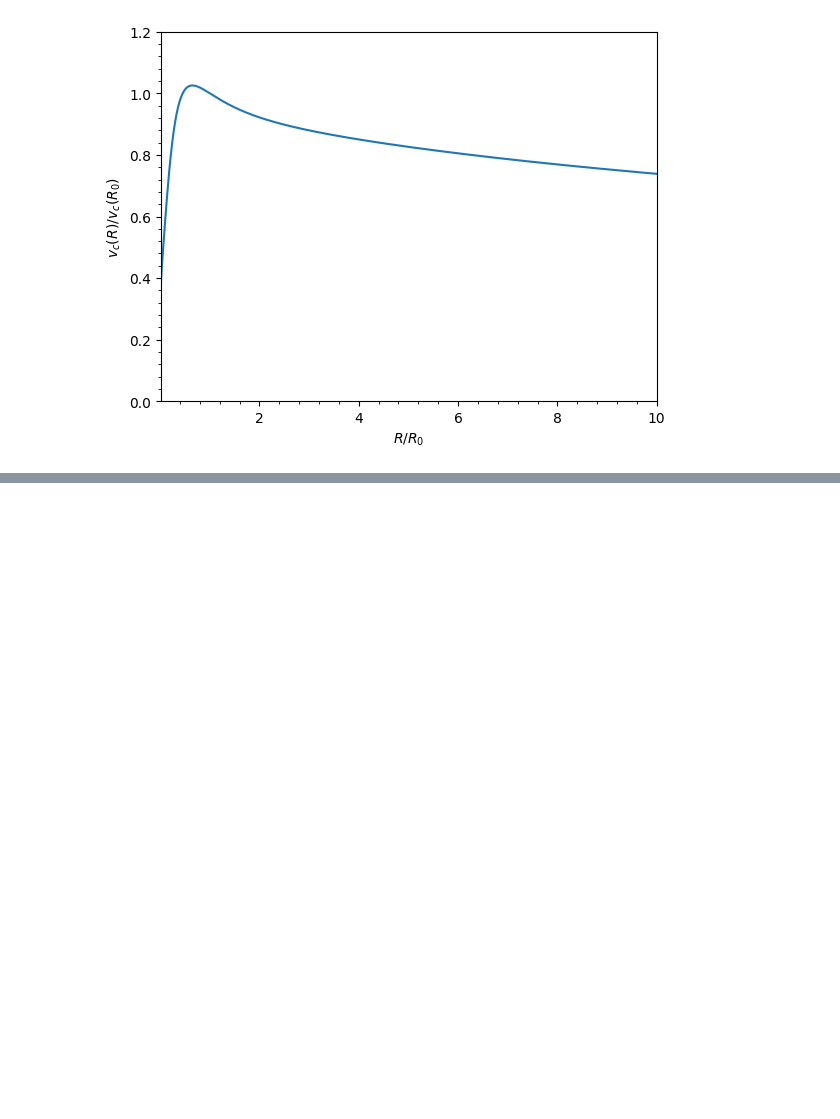
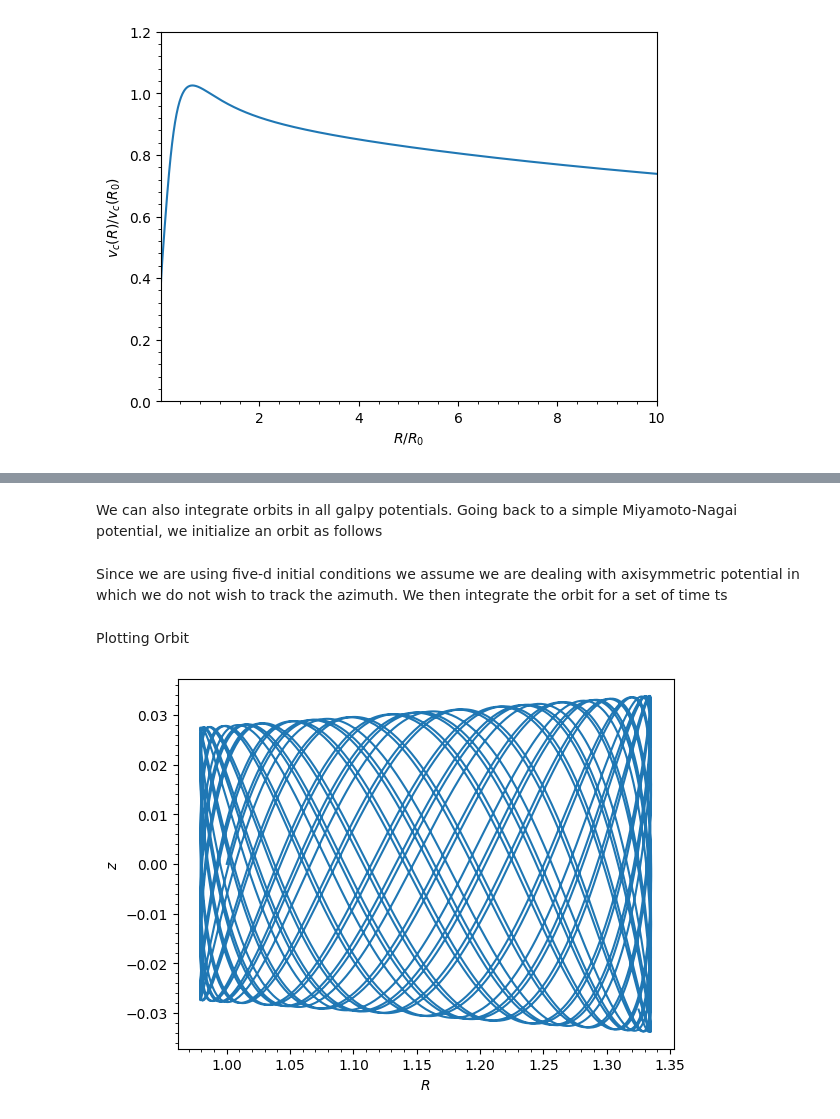
Before and after one commit to cosubhasmos-pro/gaia, a Jupyter notebook: basics.ipynb, the cells around one changed output, grey strips where cells are left out. Saved outputs shown, nothing was run; the diff lists cells and outputs as text; code cells hidden in the pictures; blank space fills up the shorter version.

```diff
--- a/basics.ipynb
+++ b/basics.ipynb
@@ -55,0 +82,8 @@ mw.plotRotcurve(Rrange=[0.01,10.],grid=1001, yrange=[0.,1.2]);
+# %% [markdown]
+We can also integrate orbits in all galpy potentials. Going back to a simple Miyamoto-Nagai potential, we initialize an orbit as follows
+# %%
+from galpy.orbit import Orbit
+mp = MiyamotoNagaiPotential(a=0.5, b = 0.0375, amp=1.,normalize=1.)
+o = Orbit ([1.,0.1,1.1,0.,0.1]) #[R, vR, vT, z, vZ]
+# %% [markdown]
+Since we are using five-d initial conditions we assume we are dealing with axisymmetric potential in which we do not wish to track the azimuth. We then integrate the orbit for a set of time ts
@@ -55,0 +93,6 @@ mw.plotRotcurve(Rrange=[0.01,10.],grid=1001, yrange=[0.,1.2]);
+# %% [markdown]
+Plotting Orbit
+# %%
+o.plot();
+# %% [output]
+[figure, added]
```
Also changed, not shown: parts of 27 cells of this notebook.
